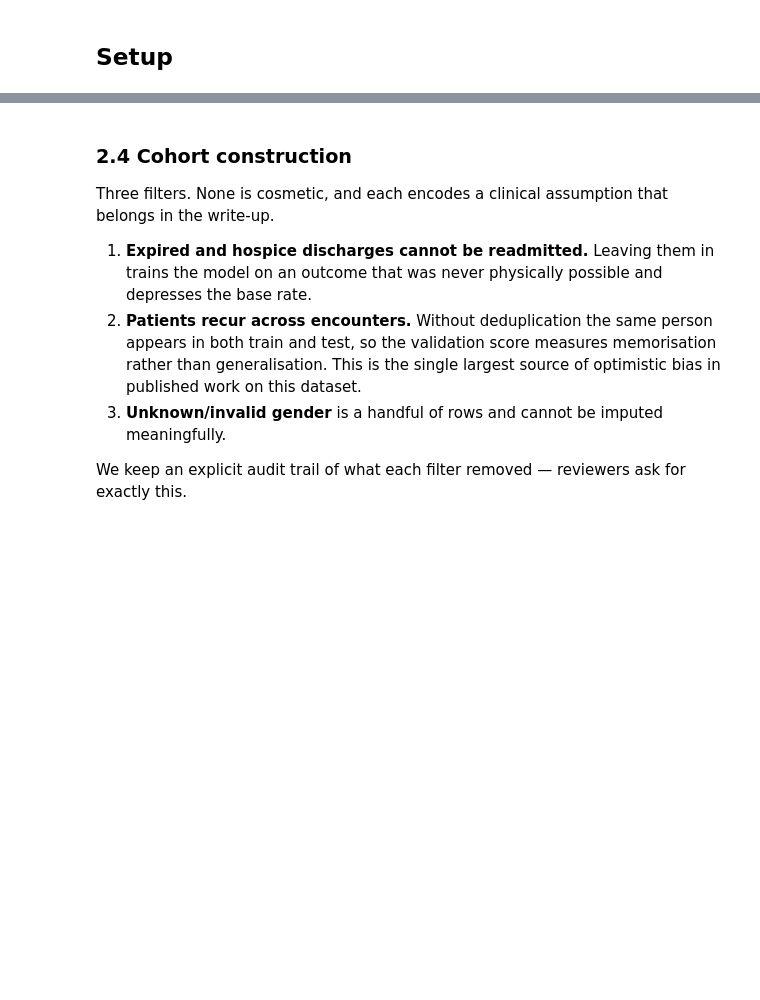
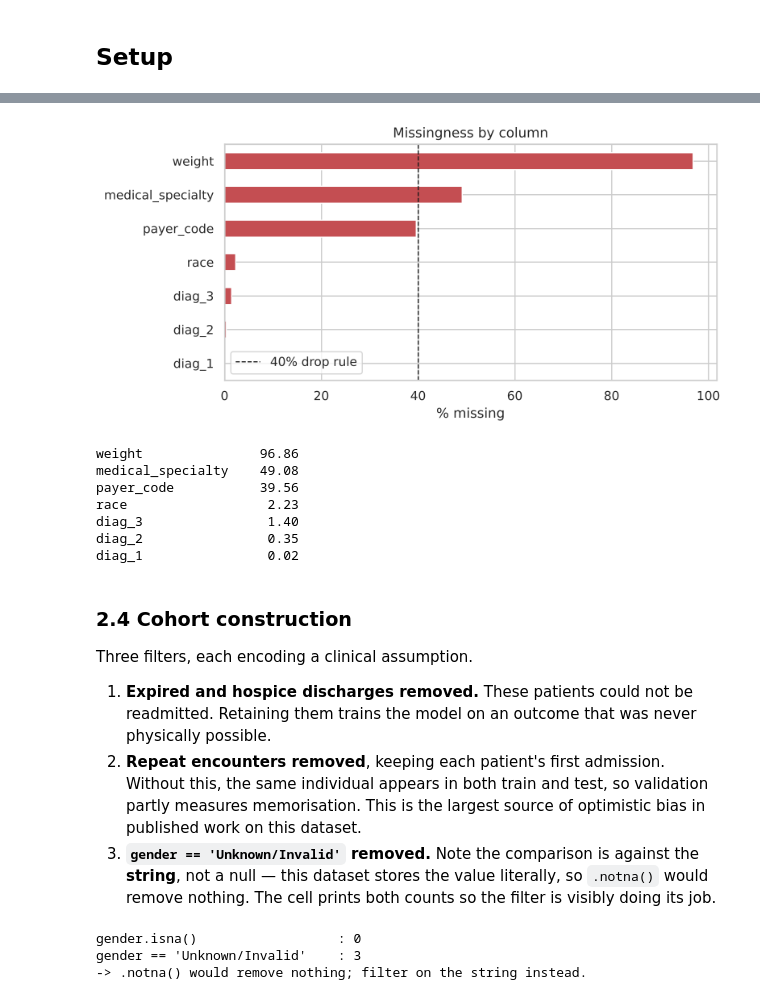
Before and after one commit to omkar1117/uc-ind-rp2-grp-5, a Jupyter notebook: Deliverable2_Readmission.ipynb, the cells around one changed output, grey strips where cells are left out. Cells and saved outputs as stored; diff of their text form; code cells hidden in the pictures; blank space fills up the shorter version.

```diff
--- a/Deliverable2_Readmission.ipynb
+++ b/Deliverable2_Readmission.ipynb
@@ -122,12 +184,40 @@ df['A1Cresult'].value_counts()
+# %%
+missing = df.isna().mean().sort_values(ascending=False)
+missing_nonzero = missing[missing > 0]
+
+fig, ax = plt.subplots(figsize=(8, 4))
+missing_nonzero.mul(100).plot(kind='barh', ax=ax, color='#C44E52')
+ax.axvline(40, ls='--', c='k', lw=1, label='40% drop rule')
+ax.set_xlabel('% missing'); ax.set_title('Missingness by column')
+ax.invert_yaxis(); ax.legend()
+plt.tight_layout(); plt.show()
+
+print(missing_nonzero.mul(100).round(2).to_string())
+# %% [output]
+[figure, added]
+weight               96.86
+medical_specialty    49.08
+payer_code           39.56
+race                  2.23
+diag_3                1.40
+diag_2                0.35
+diag_1                0.02
 # %% [markdown]
 ### 2.4 Cohort construction
 
-Three filters. None is cosmetic, and each encodes a clinical assumption that belongs in the write-up.
+Three filters, each encoding a clinical assumption.
 
-1. **Expired and hospice discharges cannot be readmitted.** Leaving them in trains the model on an outcome that was never physically possible and depresses the base rate.
-2. **Patients recur across encounters.** Without deduplication the same person appears in both train and test, so the validation score measures memorisation rather than generalisation. This is the single largest source of optimistic bias in published work on this dataset.
-3. **Unknown/invalid gender** is a handful of rows and cannot be imputed meaningfully.
-
-We keep an explicit audit trail of what each filter removed — reviewers ask for exactly this.
+1. **Expired and hospice discharges removed.** These patients could not be readmitted. Retaining them trains the model on an outcome that was never physically possible.
+2. **Repeat encounters removed**, keeping each patient's first admission. Without this, the same individual appears in both train and test, so validation partly measures memorisation. This is the largest source of optimistic bias in published work on this dataset.
+3. **`gender == 'Unknown/Invalid'` removed.** Note the comparison is against the **string**, not a null — this dataset stores the value literally, so `.notna()` would remove nothing. The cell prints both counts so the filter is visibly doing its job.
+# %%
+# the value is a STRING, not a null - verify before filtering on it
+print(f"gender.isna()                  : {df['gender'].isna().sum()}")
+print(f"gender == 'Unknown/Invalid'    : {(df['gender'] == 'Unknown/Invalid').sum()}")
+print("-> .notna() would remove nothing; filter on the string instead.")
+# %% [output]
+gender.isna()                  : 0
+gender == 'Unknown/Invalid'    : 3
+-> .notna() would remove nothing; filter on the string instead.
 # %%
 DEAD_OR_HOSPICE = [11, 13, 14, 19, 20, 21]
```
Also changed, not shown: parts of 77 cells of this notebook, 1 other file.
